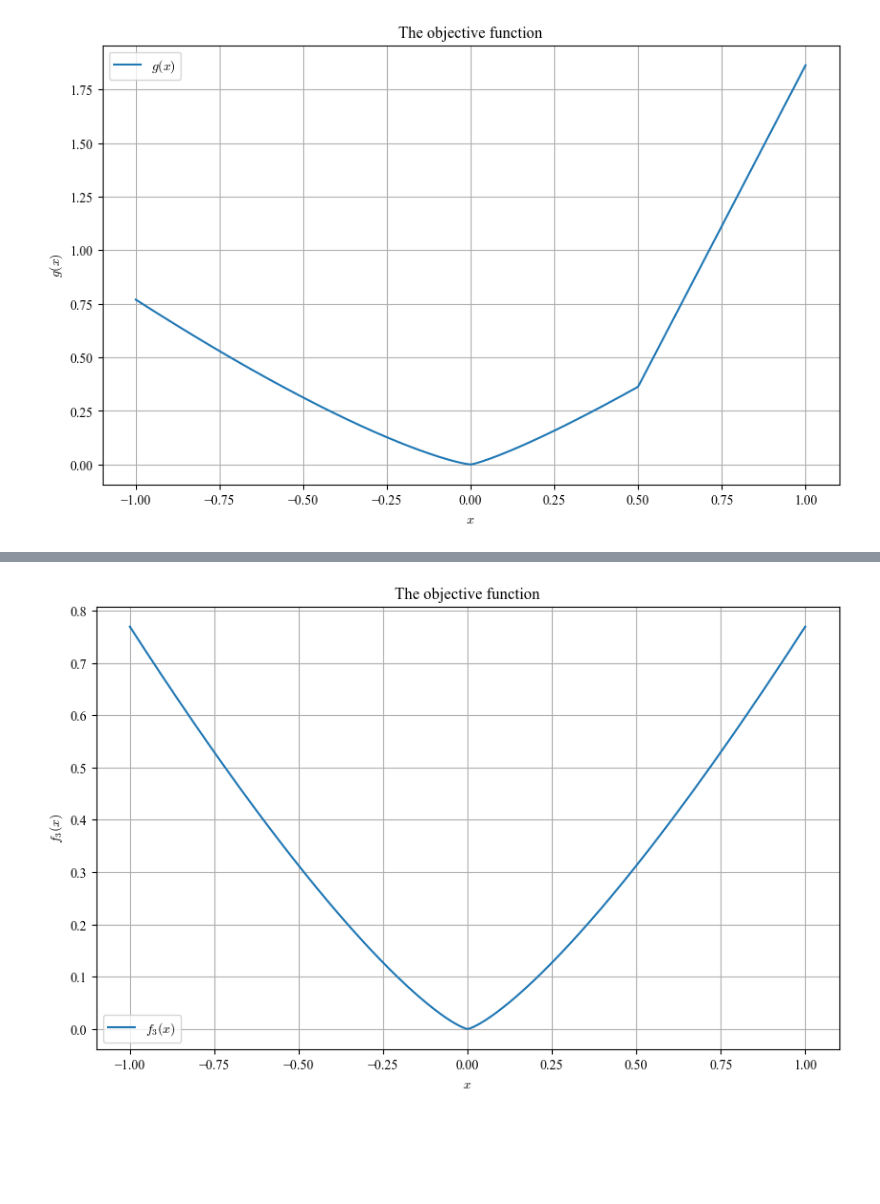
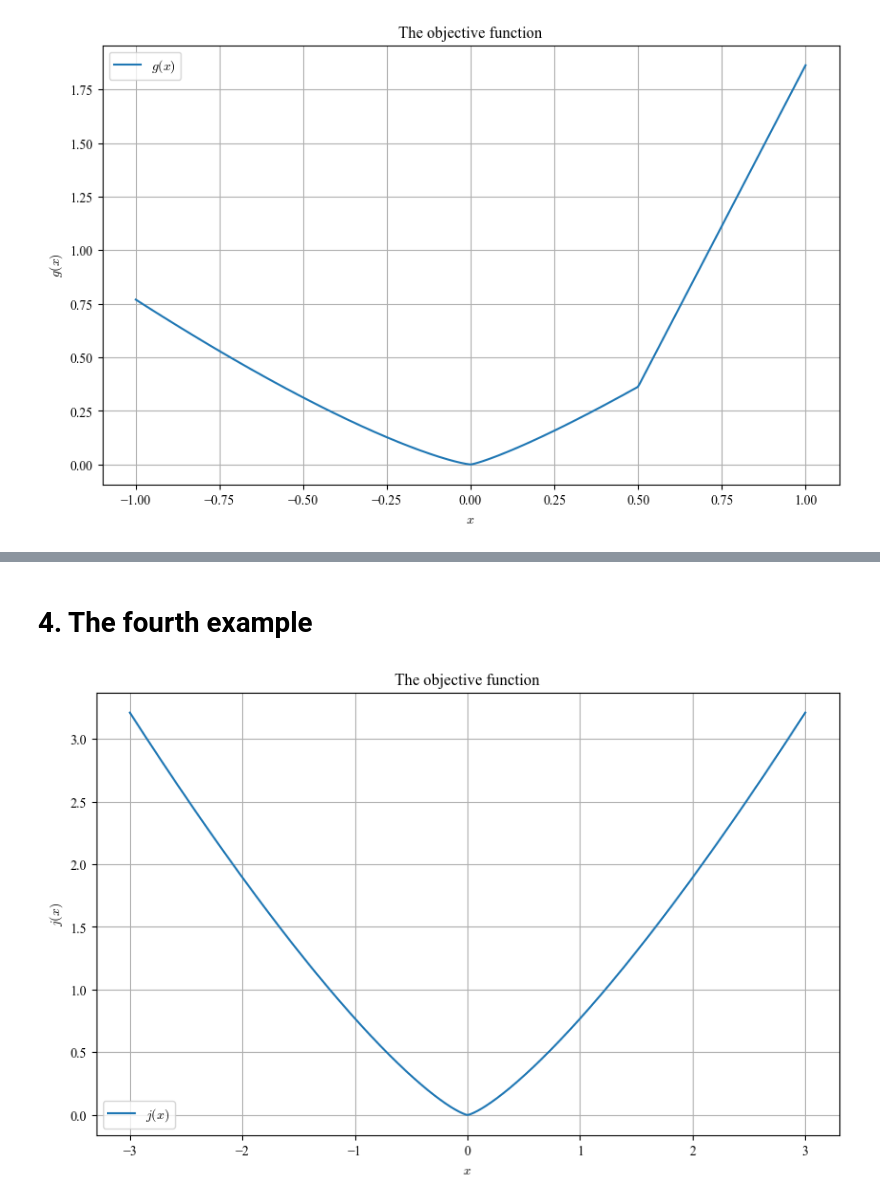
Before and after one commit to kyjung2357/SDM, a Jupyter notebook: main.ipynb, the cells around one changed output, grey strips where cells are left out. Cells and saved outputs as stored; diff of their text form; code cells hidden in the pictures; blank space fills up the shorter version.

```diff
--- a/main.ipynb
+++ b/main.ipynb
@@ -156,30 +278,32 @@ combine_images_vertically(image1_path, image2_path, output_path)
+# %% [markdown]
+# 4. The fourth example
 # %%
-x_start = -1.0
-x_end = 1.0
-x_0 = 0.995
+x_start = -3.0
+x_end = 3.0
+x_0 = 2.995
 gamma = 0.005
 eta = 1e-6
 h = 1e-6
 p = 1.3
 
 # Objective Function
-def f3(x):
+def j(x):
     return (np.abs(x)**p)/p
 
 # Generate X values
-X = np.linspace(-1, 1, 500)
+X = np.linspace(x_start, x_end, 500)
 
 # Generate Y values
-Y = np.array([f3(i) for i in X])
+Y = np.array([j(i) for i in X])
 
 # Create the plot
 plt.figure(figsize=(10, 6))
-plt.plot(X, Y, label='$f_3(x)$')
+plt.plot(X, Y, label='$j(x)$')
 plt.title('The objective function')
 plt.xlabel('$x$')
-plt.ylabel('$f_3(x)$')
+plt.ylabel('$j(x)$')
 plt.legend()
 plt.grid(True)
 plt.show()
 # %% [output]
-[figure, old version]
+[figure, new version]
```
Also changed, not shown: parts of 28 cells of this notebook, 25 other files.
